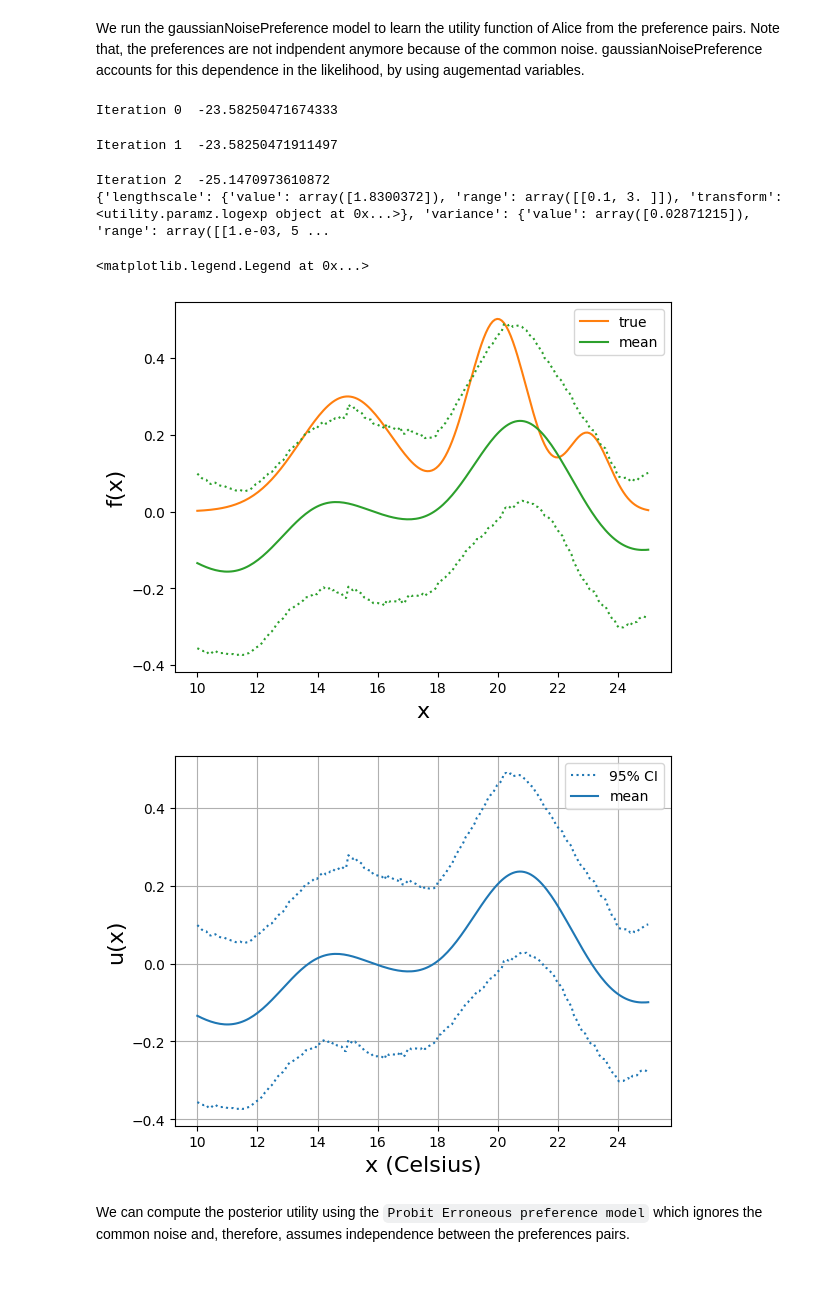
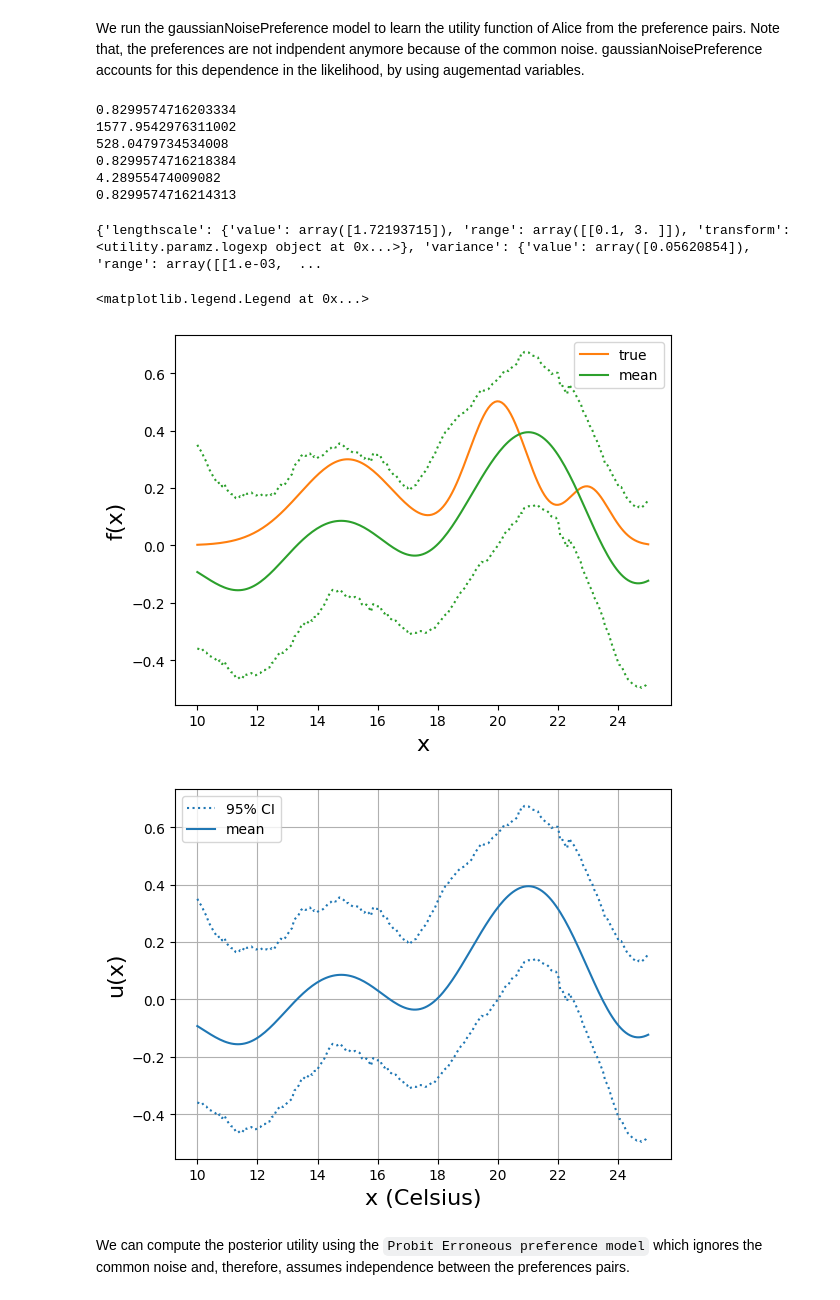
Before and after one commit to benavoli/prefGP, a Jupyter notebook: notebooks/Thermal_comfort_object_preference.ipynb, the cells around one changed output. Cells and saved outputs as stored; diff of their text form; code cells hidden in the pictures.

Commit message:
fixed advi-laplace option in  Gaussianoise

```diff
--- a/notebooks/Thermal_comfort_object_preference.ipynb
+++ b/notebooks/Thermal_comfort_object_preference.ipynb
@@ -377,7 +380,7 @@ X=(np.linspace(bounds[0][0],bounds[0][1],n)[:,None])
 sigma=0.1
 noise = sigma*np.random.randn(n)
 
-m=80
+m=120
 
 #generate preference matrix
 Pairs=[]
@@ -398,48 +401,55 @@ data = {}
 data["Pairs"] = Pairs
 data["X"] = X
 
-# define kernel and hyperparams
-Kernel = RBF
+
 
 # kernel parameter dictionary
 params={'lengthscale': {'value':1.0*np.ones(data["X"].shape[1],float),
                         'range':np.vstack([[0.1, 3.0]]*data["X"].shape[1]),
                         'transform': paramz.logexp()},
           'variance': {'value':np.array([1.0]),
                         'range':np.vstack([[0.001, 50]]),
                         'transform': paramz.logexp()},
              'noise_variance': {'value':np.array([0.5]),
                         'range':np.vstack([[0.001, 10.001]]),
                         'transform': paramz.logexp()}#variance not used in exactPreference
           }
 
+inf_method="laplace"
+if inf_method=="advi":
+    Kernel = JRBF
+elif inf_method=="laplace":
+    Kernel = RBF
 
 # define preference model
-model = gaussianNoisePreference(data,Kernel,params)
+model = gaussianNoisePreference(data,Kernel,params,inf_method=inf_method)
 # compute hyperparameters
-model.optimize_hyperparams(num_restarts=3)
+model.optimize_hyperparams(num_restarts=6,niterations=25000)
 print(model.params)
 # sample from posterior
-model.sample(nsamples=60000, tune=5000)
+model.sample(nsamples=30000, tune=5000)
 # predicted samples
 predictions = model.predict(Xpred)
 # compute the lower and upper credible intervals
 credib_int = az.hdi(predictions.T,0.95)
 # plot the latent function mean and credible interval
 plt.plot(Xpred[:,0],fun(Xpred[:,0]), label='true',color='C1')
 plt.plot(Xpred[:,0],credib_int[:,1],color='C2', linestyle=':')
 plt.plot(Xpred[:,0],credib_int[:,0],color='C2', linestyle=':')
 plt.plot(Xpred[:,0],np.mean(predictions,axis=1), label='mean',color='C2')
 plt.xlabel("x",fontsize=16)
 plt.ylabel("f(x)",fontsize=16)
 plt.legend()
 # %% [output]
-Iteration 0  -23.58250471674333
+0.8299574716203334
+1577.9542976311002
+528.0479734534008
+0.8299574716218384
+4.28955474009082
+0.8299574716214313
-Iteration 1  -23.58250471911497
+{'lengthscale': {'value': array([1.72193715]), 'range': array([[0.1, 3. ]]), 'transform': <utility.paramz.logexp object at 0x...>}, 'variance': {'value': array([0.05620854]), 'range': array([[1.e-03,  ...
-Iteration 2  -25.1470973610872
-{'lengthscale': {'value': array([1.8300372]), 'range': array([[0.1, 3. ]]), 'transform': <utility.paramz.logexp object at 0x...>}, 'variance': {'value': array([0.02871215]), 'range': array([[1.e-03, 5 ...
+<matplotlib.legend.Legend at 0x...>
-<matplotlib.legend.Legend at 0x...>
-[figure, old version]
+[figure, new version]
 # %%
 #plot the latent function mean and credible interval
 plt.plot(Xpred[:,0],credib_int[:,1],color='C0', linestyle=':', label='95% CI')
@@ -451,7 +461,7 @@ plt.legend()
 plt.grid()
 #plt.savefig("figures/Thermal_gaussiannoise.pdf")
 # %% [output]
-[figure, old version]
+[figure, new version]
 # %% [markdown]
    We can compute the posterior utility using the `Probit Erroneous preference model` which ignores
 the common noise and, therefore, assumes independence between the preferences pairs.
```
Also changed, not shown: parts of 4 cells of this notebook, 2 other files.
